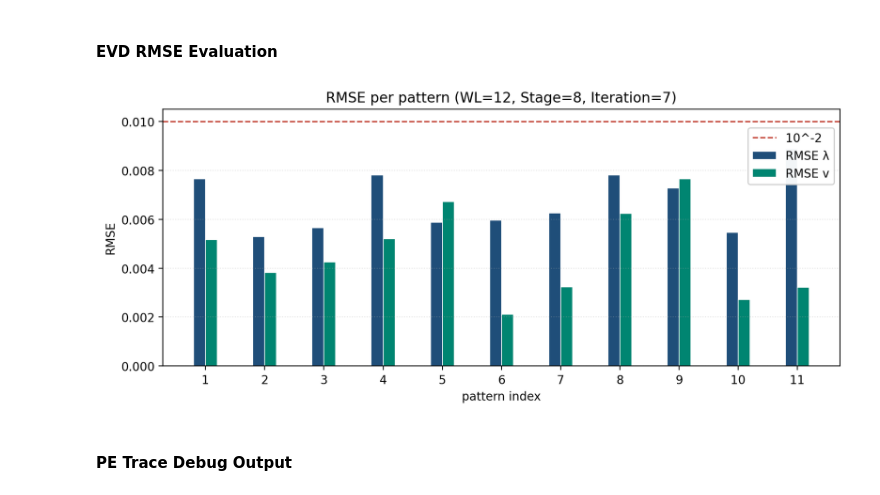
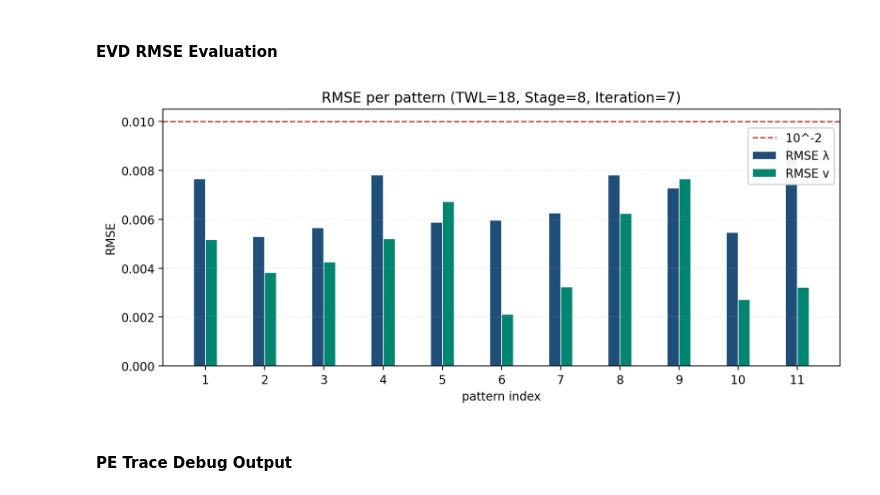
Before and after one commit to akira2963753/Eigen-Value-Decomposition, a Jupyter notebook: src/Verification.ipynb, the cells around one changed output. Drawn from its saved outputs; the diff is of its cells as text; code cells hidden in the pictures.

```diff
--- a/src/Verification.ipynb
+++ b/src/Verification.ipynb
@@ -390,29 +390,29 @@ def evaluate_all_patterns_hw(Matrix):
 # %%
 # ============================================================
 # RMSE per Pattern — Grouped Bar Chart (HW Bit-True Model)
 # ============================================================
 RMSE_THRESH = 1e-2
 
 rmse_lam, rmse_vec = evaluate_all_patterns_hw(Matrix)
 
 idx = np.arange(1, Matrix.shape[2] + 1)
 bar_w = 0.2
 x = np.arange(Matrix.shape[2])
 
 fig, ax = plt.subplots(figsize=(9, 4))
 ax.bar(x - bar_w / 2, rmse_lam, bar_w, color=C_RMSE_LAM, label="RMSE λ", edgecolor="white", linewidth=0.6)
 ax.bar(x + bar_w / 2, rmse_vec, bar_w, color=C_RMSE_VEC, label="RMSE v", edgecolor="white", linewidth=0.6)
 ax.axhline(RMSE_THRESH, color=C_RMSE_THRESH, ls="--", linewidth=1.2, label="10^-2")
 ax.set_xlabel("pattern index")
 ax.set_ylabel("RMSE")
-ax.set_title(f"RMSE per pattern (WL={HW_FRAC}, Stage={HW_ITERATION}, Iteration={EVD_MAX_ITER})")
+ax.set_title(f"RMSE per pattern (TWL={HW_DW}, Stage={HW_ITERATION}, Iteration={EVD_MAX_ITER})")
 ax.set_xticks(x, idx)
 ax.legend(loc="upper right", bbox_to_anchor=(1.0, 0.95), framealpha=0.95)
 ax.grid(True, axis="y", alpha=0.35, linestyle=":")
 plt.tight_layout()
 plt.show()
 # %% [output]
-[figure, old version]
+[figure, new version]
 # %% [markdown]
 #### PE Trace Debug Output
 # %%
```
Also changed, not shown: parts of 2 cells of this notebook, 3 other files.
